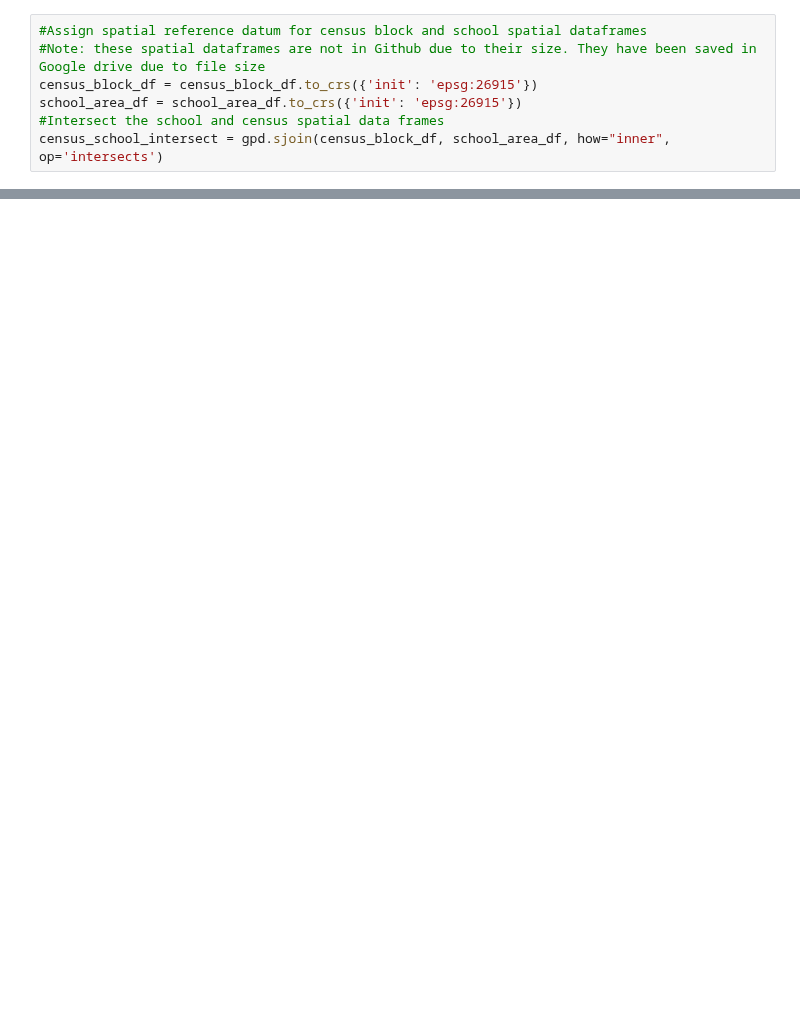
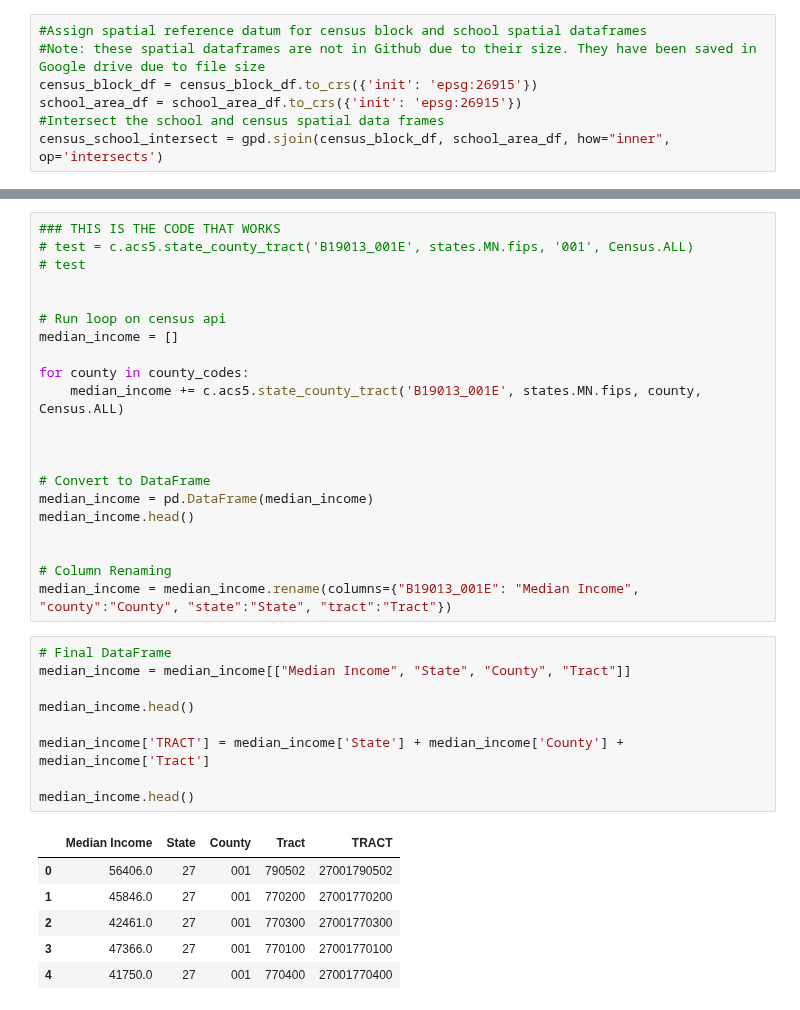
Before and after one commit to alvern/Group_Project_Grad_Rates, a Jupyter notebook: Census_Clean.ipynb, the cells around one changed output, grey strips where cells are left out. Drawn from its saved outputs; the diff is of its cells as text; blank space fills up the shorter version.

```diff
--- a/Census_Clean.ipynb
+++ b/Census_Clean.ipynb
@@ -27,0 +193,37 @@ census_subset.to_csv('Resources/census_subset.csv')
+# %%
+### THIS IS THE CODE THAT WORKS
+# test = c.acs5.state_county_tract('B19013_001E', states.MN.fips, '001', Census.ALL)
+# test
+
+
+# Run loop on census api
+median_income = []
+
+for county in county_codes:
+    median_income += c.acs5.state_county_tract('B19013_001E', states.MN.fips, county, Census.ALL)
+
+
+
+# Convert to DataFrame
+median_income = pd.DataFrame(median_income)
+median_income.head()
+
+
+# Column Renaming
+median_income = median_income.rename(columns={"B19013_001E": "Median Income", "county":"County", "state":"State", "tract":"Tract"})
+# %%
+# Final DataFrame
+median_income = median_income[["Median Income", "State", "County", "Tract"]]
+
+median_income.head()
+
+median_income['TRACT'] = median_income['State'] + median_income['County'] + median_income['Tract']
+
+median_income.head()
+# %% [output]
+|  | Median Income | State | County | Tract | TRACT |
+| 0 | 56406.0 | 27 | 001 | 790502 | 27001790502 |
+| 1 | 45846.0 | 27 | 001 | 770200 | 27001770200 |
+| 2 | 42461.0 | 27 | 001 | 770300 | 27001770300 |
+| 3 | 47366.0 | 27 | 001 | 770100 | 27001770100 |
+| 4 | 41750.0 | 27 | 001 | 770400 | 27001770400 |
```
Also changed, not shown: parts of 21 cells of this notebook, 8 other files.
